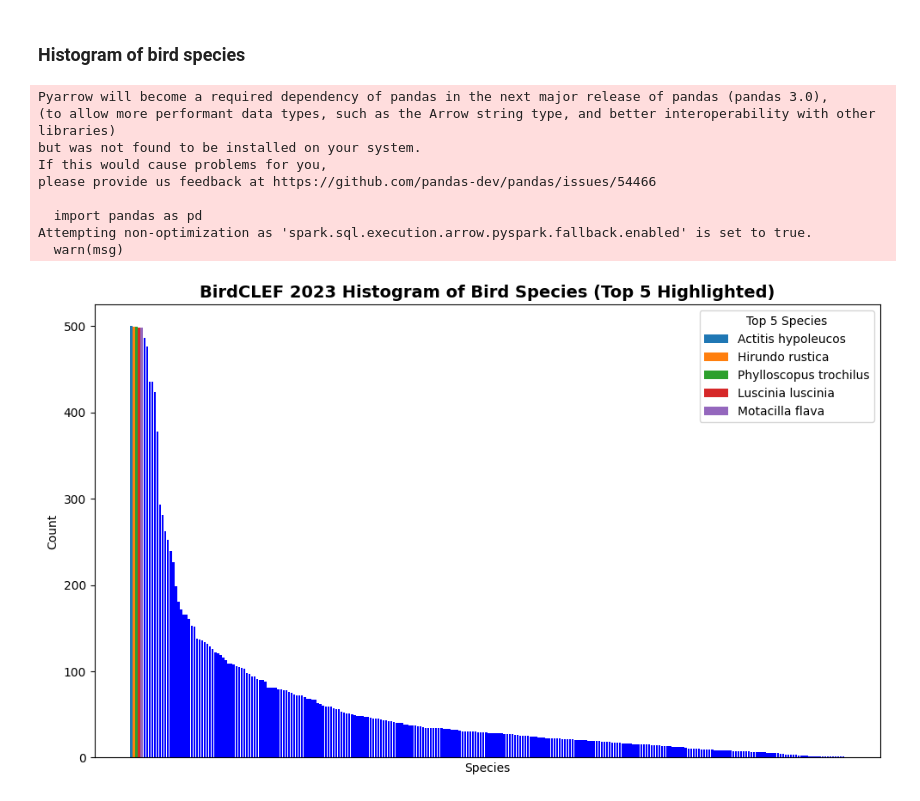
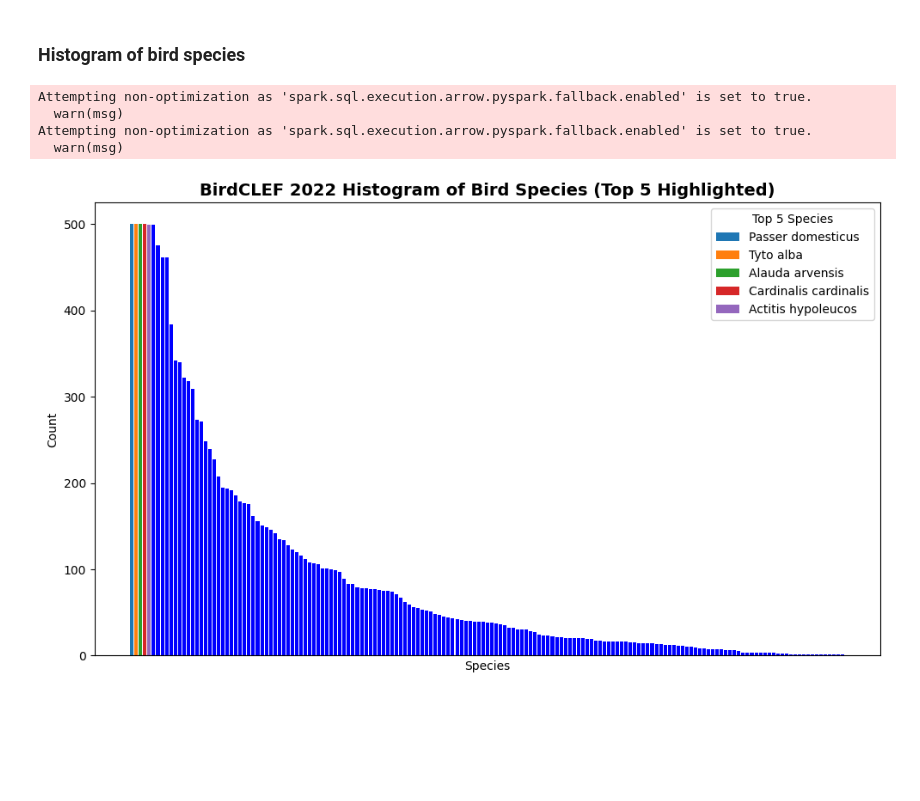
Before and after one commit to dsgt-kaggle-clef/birdclef-2024, a Jupyter notebook: notebooks/preprocessing/2024-01-30-mg-bird-species-histogram.ipynb, the cells around one changed output. Cells and saved outputs as stored; diff of their text form; code cells hidden in the pictures; blank space fills up the shorter version.

Commit message:
updated bird species notebook

```diff
--- a/notebooks/preprocessing/2024-01-30-mg-bird-species-histogram.ipynb
+++ b/notebooks/preprocessing/2024-01-30-mg-bird-species-histogram.ipynb
@@ -66,52 +70,54 @@ only showing top 5 rows
 ### Histogram of bird species
 # %%
 from matplotlib import pyplot as plt
-import pandas as pd
 
-# Group by species and count
-species_counts = df_meta.groupBy("_c5").count().orderBy("count", ascending=False)
 
-# Convert to Pandas DataFrame for plotting
-species_df = species_counts.toPandas()
+def get_data_plotting(df):
+    # Group by species and count
+    species_counts = df.groupBy("_c5").count().orderBy("count", ascending=False)
 
-# Get the top and bottom 5 species
-top_5 = species_df.head(5)
-bottom_5 = species_df.tail(5)
+    # Convert to Pandas DataFrame for plotting
+    species_df = species_counts.toPandas()
 
-# Combine top and bottom for plotting
-combined = pd.concat([top_5, bottom_5])
+    # Get the top and bottom 5 species
+    top_5 = species_df.head(5)
+
+    return species_df, top_5
+
+
+# Get plotting data
+species_2022, top_2022 = get_data_plotting(df=df_2022)
+species_2023, top_2023 = get_data_plotting(df=df_2023)
 # %% [output]
-Pyarrow will become a required dependency of pandas in the next major release of pandas (pandas 3.0),
-(to allow more performant data types, such as the Arrow string type, and better interoperability with other libraries)
-but was not found to be installed on your system.
-If this would cause problems for you,
-please provide us feedback at https://github.com/pandas-dev/pandas/issues/54466
-
-  import pandas as pd
 Attempting non-optimization as 'spark.sql.execution.arrow.pyspark.fallback.enabled' is set to true.
   warn(msg)
+Attempting non-optimization as 'spark.sql.execution.arrow.pyspark.fallback.enabled' is set to true.
+  warn(msg)
 # %%
-# Plotting
-plt.figure(figsize=(10, 6), dpi=100)
+def plot_species_histogram(species_df, top_5, year):
+    # Plotting
+    plt.figure(figsize=(10, 6), dpi=100)
 
-# Plot all species
-plt.bar(species_df["_c5"], species_df["count"], color="blue")
+    # Plot all species
+    plt.bar(species_df["_c5"], species_df["count"], color="blue")
 
-# Highlight the top 5 species in different colors
-colors = ["tab:blue", "tab:orange", "tab:green", "tab:red", "tab:purple"]
-for i, row in top_5.iterrows():
-    plt.bar(row["_c5"], row["count"], color=colors[i], label=row["_c5"])
+    # Highlight the top 5 species in different colors
+    colors = ["tab:blue", "tab:orange", "tab:green", "tab:red", "tab:purple"]
+    for i, row in top_5.iterrows():
+        plt.bar(row["_c5"], row["count"], color=colors[i], label=row["_c5"])
 
-plt.xlabel("Species")
-plt.ylabel("Count")
-plt.title(
-    "BirdCLEF 2023 Histogram of Bird Species (Top 5 Highlighted)",
-    weight="bold",
-    fontsize=14,
-)
-plt.xticks([])
-plt.legend(title="Top 5 Species")
-plt.tight_layout()
-plt.show()
+    plt.xlabel("Species")
+    plt.ylabel("Count")
+    plt.title(
+        f"BirdCLEF {str(year)} Histogram of Bird Species (Top 5 Highlighted)",
+        weight="bold",
+        fontsize=14,
+    )
+    plt.xticks([])
+    plt.legend(title="Top 5 Species")
+    plt.tight_layout()
+    plt.show()
-# %% [output]
-[figure, removed]
+# %%
+plot_species_histogram(species_df=species_2022, top_5=top_2022, year=2022)
+# %% [output]
+[figure, added]
```
Also changed, not shown: parts of 4 cells of this notebook.
